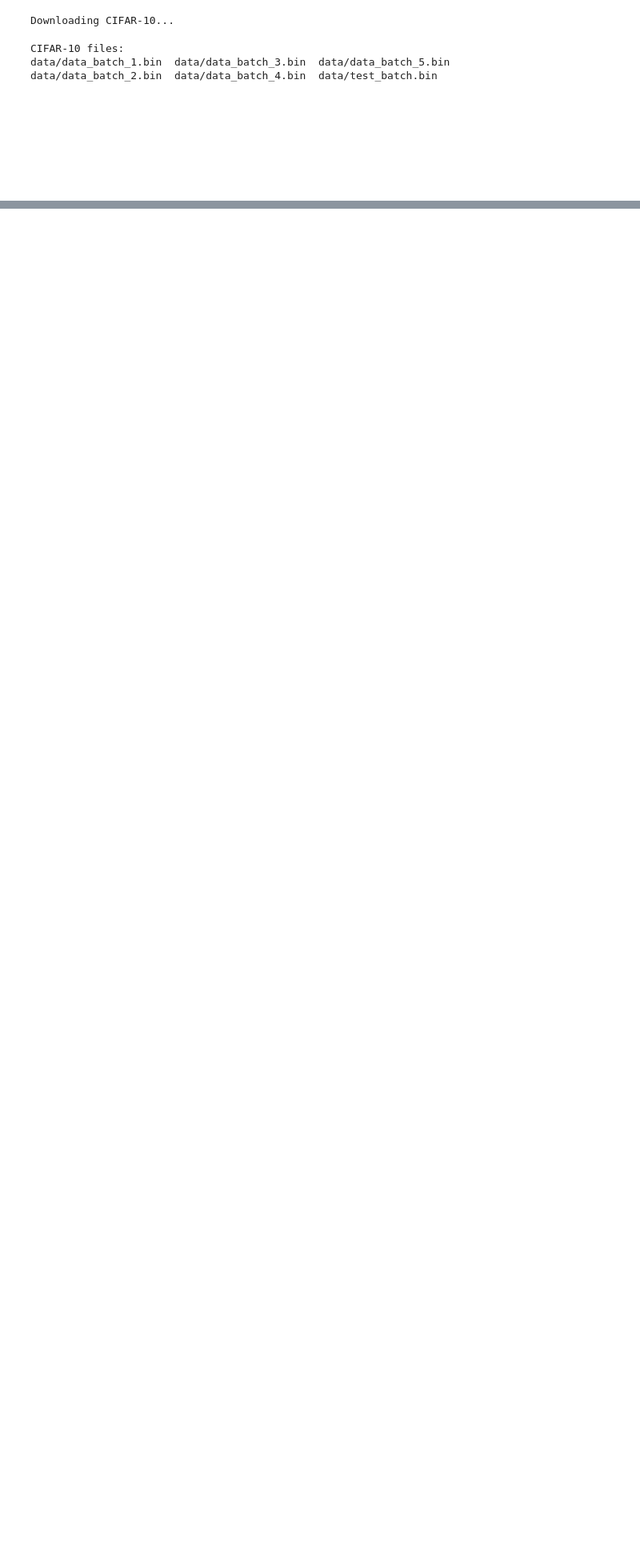
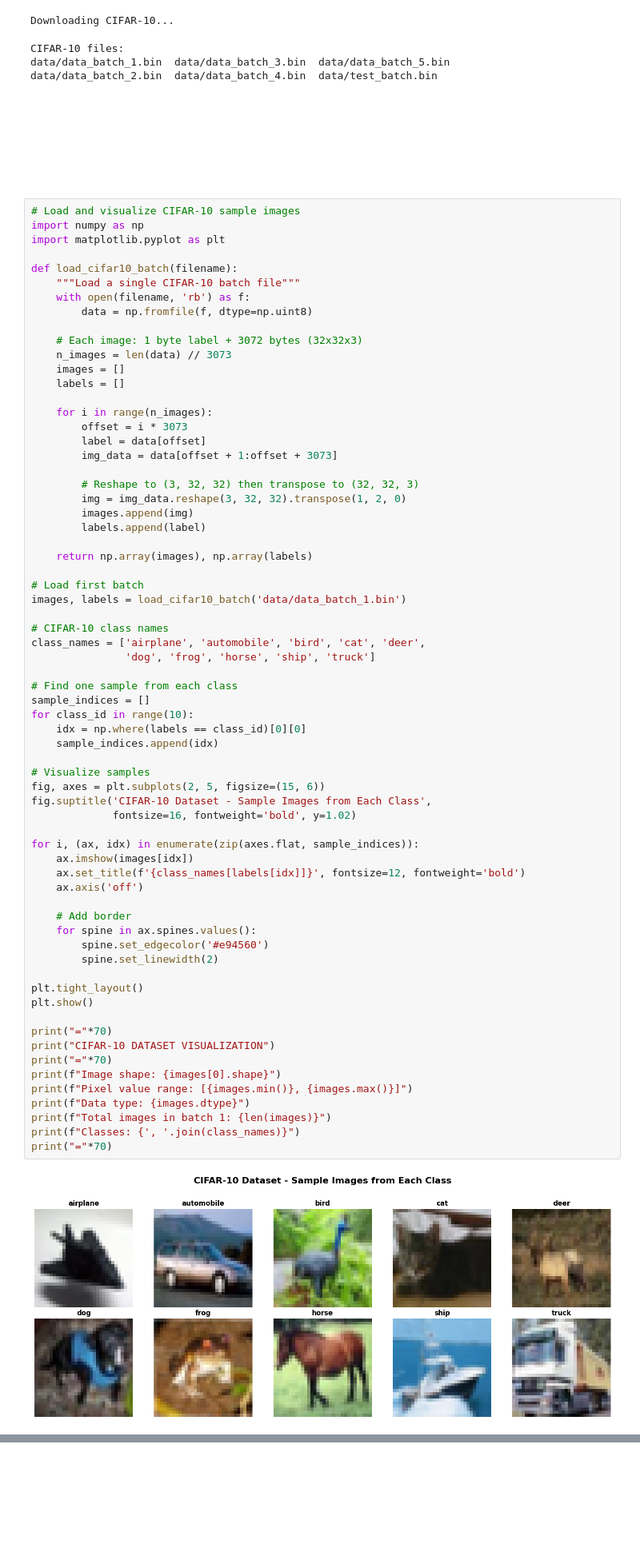
Before and after one commit to PrORain-HCMUS/Homogenous-AutoEncoder, a Jupyter notebook: notebooks/report.ipynb, the cells around one changed output, grey strips where cells are left out. Shown at 80% size. Cells and saved outputs as stored; diff of their text form; blank space fills up the shorter version.

```diff
--- a/notebooks/report.ipynb
+++ b/notebooks/report.ipynb
@@ -119,3 +120,72 @@ data/data_batch_2.bin  data/data_batch_4.bin  data/test_batch.bin
 <div style="background: linear-gradient(90deg, #e94560 0%, #0f3460 100%); padding: 15px 30px; border-radius: 10px; margin: 30px 0 20px 0;">
     <h1 style="color: white; margin: 0; font-size: 1.8em;">Section 1: Problem Description</h1>
 </div>
+# %%
+# Load and visualize CIFAR-10 sample images
+import numpy as np
+import matplotlib.pyplot as plt
+
+def load_cifar10_batch(filename):
+    """Load a single CIFAR-10 batch file"""
+    with open(filename, 'rb') as f:
+        data = np.fromfile(f, dtype=np.uint8)
+
+    # Each image: 1 byte label + 3072 bytes (32x32x3)
+    n_images = len(data) // 3073
+    images = []
+    labels = []
+
+    for i in range(n_images):
+        offset = i * 3073
+        label = data[offset]
+        img_data = data[offset + 1:offset + 3073]
+
+        # Reshape to (3, 32, 32) then transpose to (32, 32, 3)
+        img = img_data.reshape(3, 32, 32).transpose(1, 2, 0)
+        images.append(img)
+        labels.append(label)
+
+    return np.array(images), np.array(labels)
+
+# Load first batch
+images, labels = load_cifar10_batch('data/data_batch_1.bin')
+
+# CIFAR-10 class names
+class_names = ['airplane', 'automobile', 'bird', 'cat', 'deer',
+               'dog', 'frog', 'horse', 'ship', 'truck']
+
+# Find one sample from each class
+sample_indices = []
+for class_id in range(10):
+    idx = np.where(labels == class_id)[0][0]
+    sample_indices.append(idx)
+
+# Visualize samples
+fig, axes = plt.subplots(2, 5, figsize=(15, 6))
+fig.suptitle('CIFAR-10 Dataset - Sample Images from Each Class',
+             fontsize=16, fontweight='bold', y=1.02)
+
+for i, (ax, idx) in enumerate(zip(axes.flat, sample_indices)):
+    ax.imshow(images[idx])
+    ax.set_title(f'{class_names[labels[idx]]}', fontsize=12, fontweight='bold')
+    ax.axis('off')
+
+    # Add border
+    for spine in ax.spines.values():
+        spine.set_edgecolor('#e94560')
+        spine.set_linewidth(2)
+
+plt.tight_layout()
+plt.show()
+
+print("="*70)
+print("CIFAR-10 DATASET VISUALIZATION")
+print("="*70)
+print(f"Image shape: {images[0].shape}")
+print(f"Pixel value range: [{images.min()}, {images.max()}]")
+print(f"Data type: {images.dtype}")
+print(f"Total images in batch 1: {len(images)}")
+print(f"Classes: {', '.join(class_names)}")
+print("="*70)
+# %% [output]
+[figure, added]
```
Also changed, not shown: parts of 37 cells of this notebook, 6 other files.
